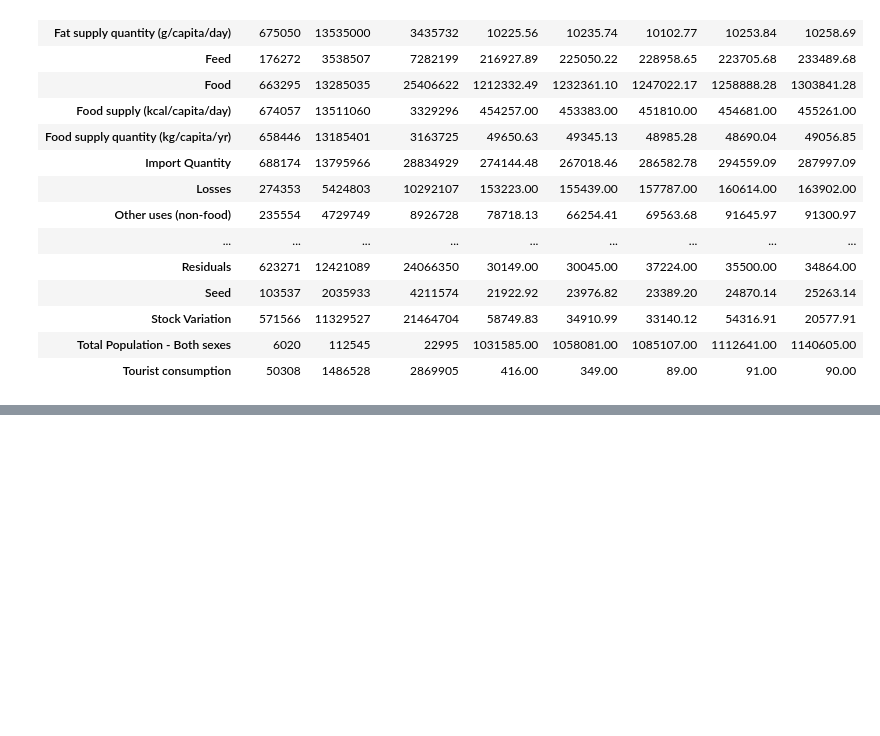
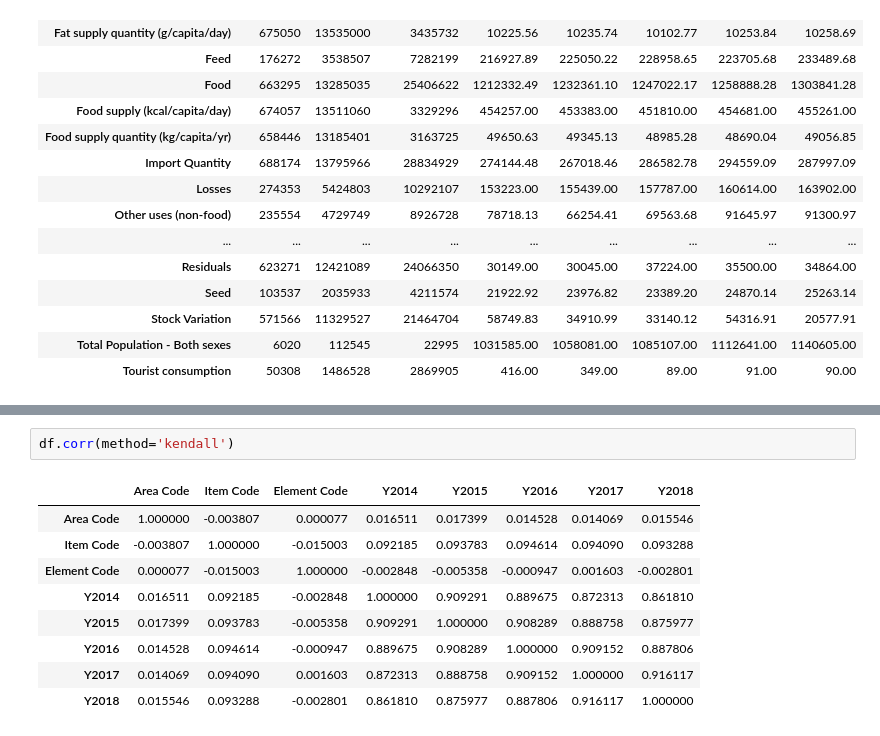
Before and after one commit to ChuChiMba/Graded_Quiz, a Jupyter notebook: Untitled3.ipynb, the cells around one changed output, grey strips where cells are left out. Drawn from its saved outputs; the diff is of its cells as text; blank space fills up the shorter version.

```diff
--- a/Untitled3.ipynb
+++ b/Untitled3.ipynb
@@ -118,0 +153,12 @@ AttributeError: ignored
+# %%
+df.corr(method='kendall')
+# %% [output]
+|  | Area Code | Item Code | Element Code | Y2014 | Y2015 | Y2016 | Y2017 | Y2018 |
+| Area Code | 1.000000 | -0.003807 | 0.000077 | 0.016511 | 0.017399 | 0.014528 | 0.014069 | 0.015546 |
+| Item Code | -0.003807 | 1.000000 | -0.015003 | 0.092185 | 0.093783 | 0.094614 | 0.094090 | 0.093288 |
+| Element Code | 0.000077 | -0.015003 | 1.000000 | -0.002848 | -0.005358 | -0.000947 | 0.001603 | -0.002801 |
+| Y2014 | 0.016511 | 0.092185 | -0.002848 | 1.000000 | 0.909291 | 0.889675 | 0.872313 | 0.861810 |
+| Y2015 | 0.017399 | 0.093783 | -0.005358 | 0.909291 | 1.000000 | 0.908289 | 0.888758 | 0.875977 |
+| Y2016 | 0.014528 | 0.094614 | -0.000947 | 0.889675 | 0.908289 | 1.000000 | 0.909152 | 0.887806 |
+| Y2017 | 0.014069 | 0.094090 | 0.001603 | 0.872313 | 0.888758 | 0.909152 | 1.000000 | 0.916117 |
+| Y2018 | 0.015546 | 0.093288 | -0.002801 | 0.861810 | 0.875977 | 0.887806 | 0.916117 | 1.000000 |
```
Also changed, not shown: parts of 4 cells of this notebook.
